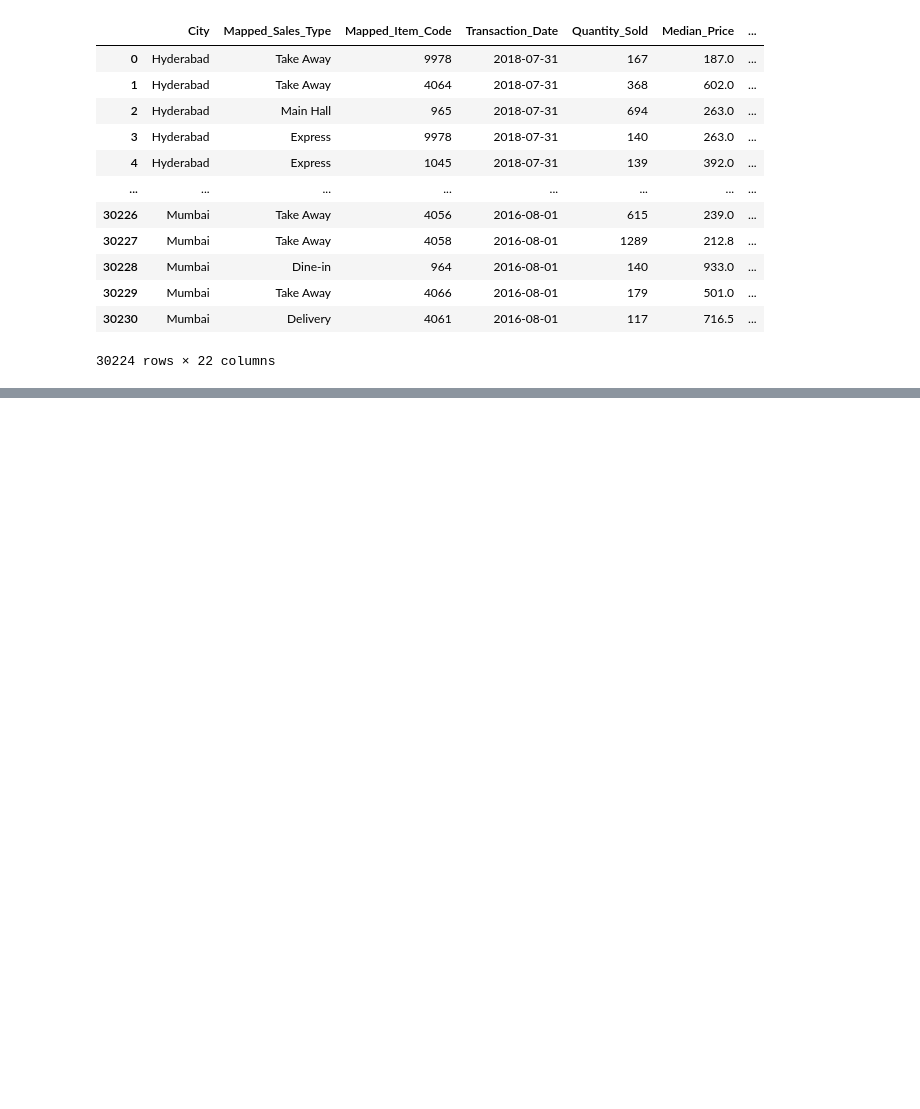
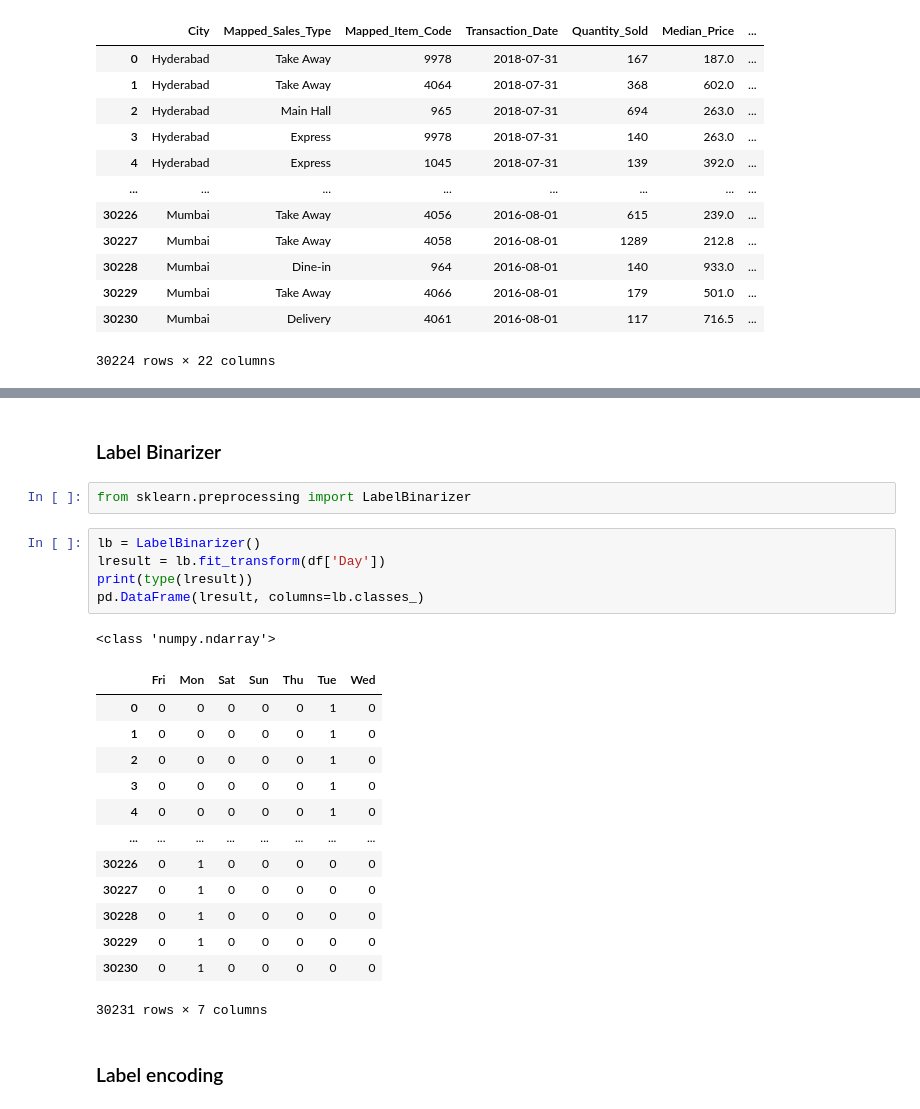
Before and after one commit to kobuli/KarthiO, a Jupyter notebook: Preprocessing_assignment.ipynb, the cells around one changed output, grey strips where cells are left out. Drawn from its saved outputs; the diff is of its cells as text; blank space fills up the shorter version.

```diff
--- a/Preprocessing_assignment.ipynb
+++ b/Preprocessing_assignment.ipynb
@@ -284,0 +392,26 @@ df6
+# %% [markdown]
+### Label Binarizer
+# %%
+from sklearn.preprocessing import LabelBinarizer
+# %%
+lb = LabelBinarizer()
+lresult = lb.fit_transform(df['Day'])
+print(type(lresult))
+pd.DataFrame(lresult, columns=lb.classes_)
+# %% [output]
+<class 'numpy.ndarray'>
+|  | Fri | Mon | Sat | Sun | Thu | Tue | Wed |
+| 0 | 0 | 0 | 0 | 0 | 0 | 1 | 0 |
+| 1 | 0 | 0 | 0 | 0 | 0 | 1 | 0 |
+| 2 | 0 | 0 | 0 | 0 | 0 | 1 | 0 |
+| 3 | 0 | 0 | 0 | 0 | 0 | 1 | 0 |
+| 4 | 0 | 0 | 0 | 0 | 0 | 1 | 0 |
+| ... | ... | ... | ... | ... | ... | ... | ... |
+| 30226 | 0 | 1 | 0 | 0 | 0 | 0 | 0 |
+| 30227 | 0 | 1 | 0 | 0 | 0 | 0 | 0 |
+| 30228 | 0 | 1 | 0 | 0 | 0 | 0 | 0 |
+| 30229 | 0 | 1 | 0 | 0 | 0 | 0 | 0 |
+| 30230 | 0 | 1 | 0 | 0 | 0 | 0 | 0 |
+30231 rows × 7 columns
+# %% [markdown]
+### Label encoding
```
Also changed, not shown: parts of 12 cells of this notebook.
